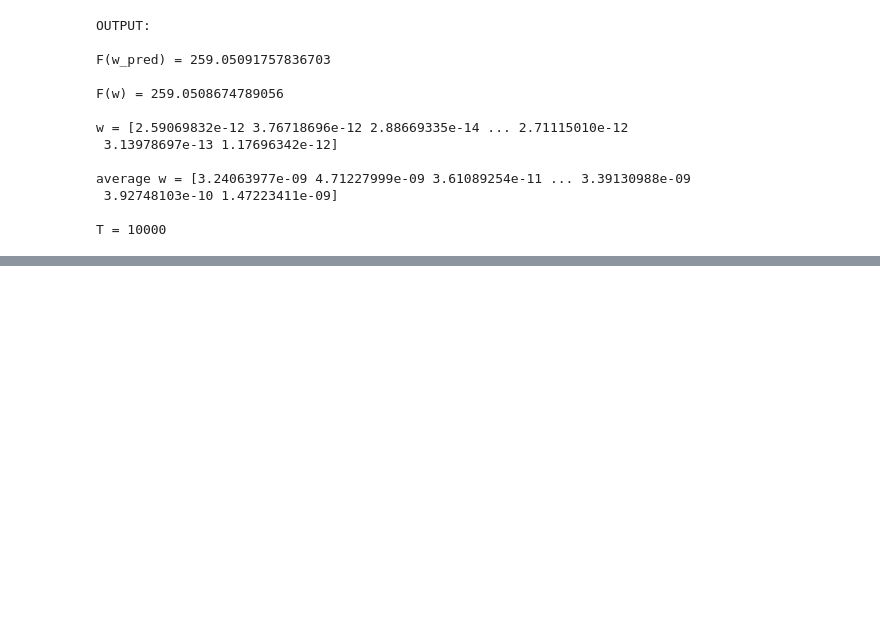
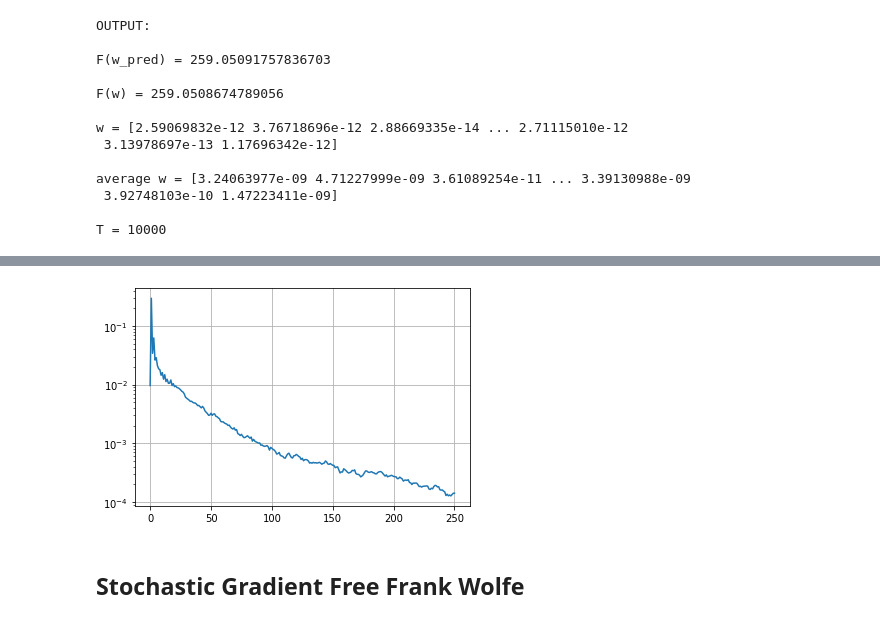
Before and after one commit to liacov/OPTproj, a Jupyter notebook: notebooks/LassoRegression.ipynb, the cells around one changed output, grey strips where cells are left out. Drawn from its saved outputs; the diff is of its cells as text; code cells hidden in the pictures; blank space fills up the shorter version.

```diff
--- a/notebooks/LassoRegression.ipynb
+++ b/notebooks/LassoRegression.ipynb
@@ -208,0 +201,2 @@ plt.grid()
+# %%
+X, y, w_star, noise = CreateDataSet(n = 100, d = 1000, s = 0.05)
@@ -208,0 +207,7 @@ plt.grid()
+# %%
+# space dimension
+d = X.shape[1]
+n = y.shape[0]
+print(f"Space Dimensions\nd: {d}")
+print(f"n: {y.shape[0]}")
+print(f"f* = {F(w_star):.8f}")
@@ -208,0 +219,11 @@ plt.grid()
+# %%
+# initialize prarameters for the algorithm (in common for all the algorithms)
+
+# stating point, sparse
+np.random.seed(1007)
+w0 = np.random.rand(d)
+w0 = w0/np.sum(w0) * np.random.rand(1)
+
+indeces = np.random.randint(low = 0, high = d-1, size = int(d/2))
+w0[indeces] = int(0)
+print(f"w0: {w0[:10]}, {np.count_nonzero(w0)} elements different from zero")
@@ -208,0 +238,8 @@ plt.grid()
+# %%
+%%time
+
+# Lipschitz constant
+
+L = 2/X.shape[0] * np.linalg.norm(X.T @ X)
+
+fpred, f, w, mean, t, loss, f_valuesd = detZFW(F, L, d, w0, T=1000, eps = 1e-8)
@@ -208,0 +284,8 @@ plt.grid()
+# %%
+plt.plot(f_valuesd - F(w_star))
+plt.yscale("log")
+plt.grid()
+# %% [output]
+[figure, added]
+# %% [markdown]
+## Stochastic Gradient Free Frank Wolfe
```
Also changed, not shown: parts of 21 cells of this notebook.
